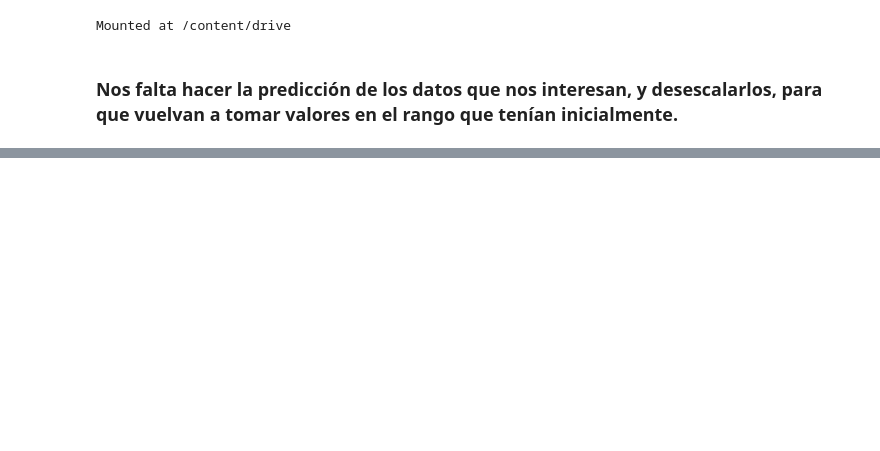
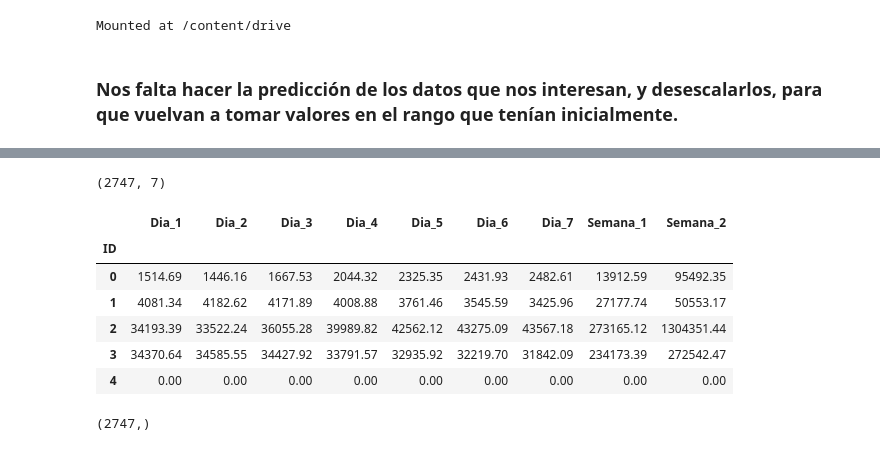
Before and after one commit to Qaraqororum/datatlon_cajamar, a Jupyter notebook: script predicción.ipynb, the cells around one changed output, grey strips where cells are left out. Cells and saved outputs as stored; diff of their text form; code cells hidden in the pictures; blank space fills up the shorter version.

```diff
--- a/script predicción.ipynb
+++ b/script predicción.ipynb
@@ -651,0 +668,27 @@ a.shape
+# %%
+#creamos el archivo final
+a.shape
+# %% [output]
+(2747, 7)
+# %%
+final=pd.DataFrame(a,columns=["Dia_1","Dia_2","Dia_3","Dia_4","Dia_5","Dia_6","Dia_7"])#,"Semana_1"])#,"Semana_2"])
+final=final.applymap(to_cero)
+def to_cero(x):
+    if x<10:
+        x=0
+    return round(x,2)
+final.index.name = 'ID'
+final["Semana_1"]=np.sum(final,axis=1)
+final_b=pd.DataFrame(b,columns=["Dia_1","Dia_2","Dia_3","Dia_4","Dia_5","Dia_6","Dia_7"])#,"Semana_1"])#,"Semana_2"])
+final_b=final_b.applymap(to_cero)
+final["Semana_2"]=np.sum(final_b,axis=1)
+final=final.applymap(to_cero)
+final.head()
+# %% [output]
+|  | Dia_1 | Dia_2 | Dia_3 | Dia_4 | Dia_5 | Dia_6 | Dia_7 | Semana_1 | Semana_2 |
+| ID |  |  |  |  |  |  |  |  |  |
+| 0 | 1514.69 | 1446.16 | 1667.53 | 2044.32 | 2325.35 | 2431.93 | 2482.61 | 13912.59 | 95492.35 |
+| 1 | 4081.34 | 4182.62 | 4171.89 | 4008.88 | 3761.46 | 3545.59 | 3425.96 | 27177.74 | 50553.17 |
+| 2 | 34193.39 | 33522.24 | 36055.28 | 39989.82 | 42562.12 | 43275.09 | 43567.18 | 273165.12 | 1304351.44 |
+| 3 | 34370.64 | 34585.55 | 34427.92 | 33791.57 | 32935.92 | 32219.70 | 31842.09 | 234173.39 | 272542.47 |
+| 4 | 0.00 | 0.00 | 0.00 | 0.00 | 0.00 | 0.00 | 0.00 | 0.00 | 0.00 |
@@ -651,0 +698,4 @@ a.shape
+# %%
+np.sum(a,axis=1).shape
+# %% [output]
+(2747,)
```
Also changed, not shown: parts of 11 cells of this notebook.
